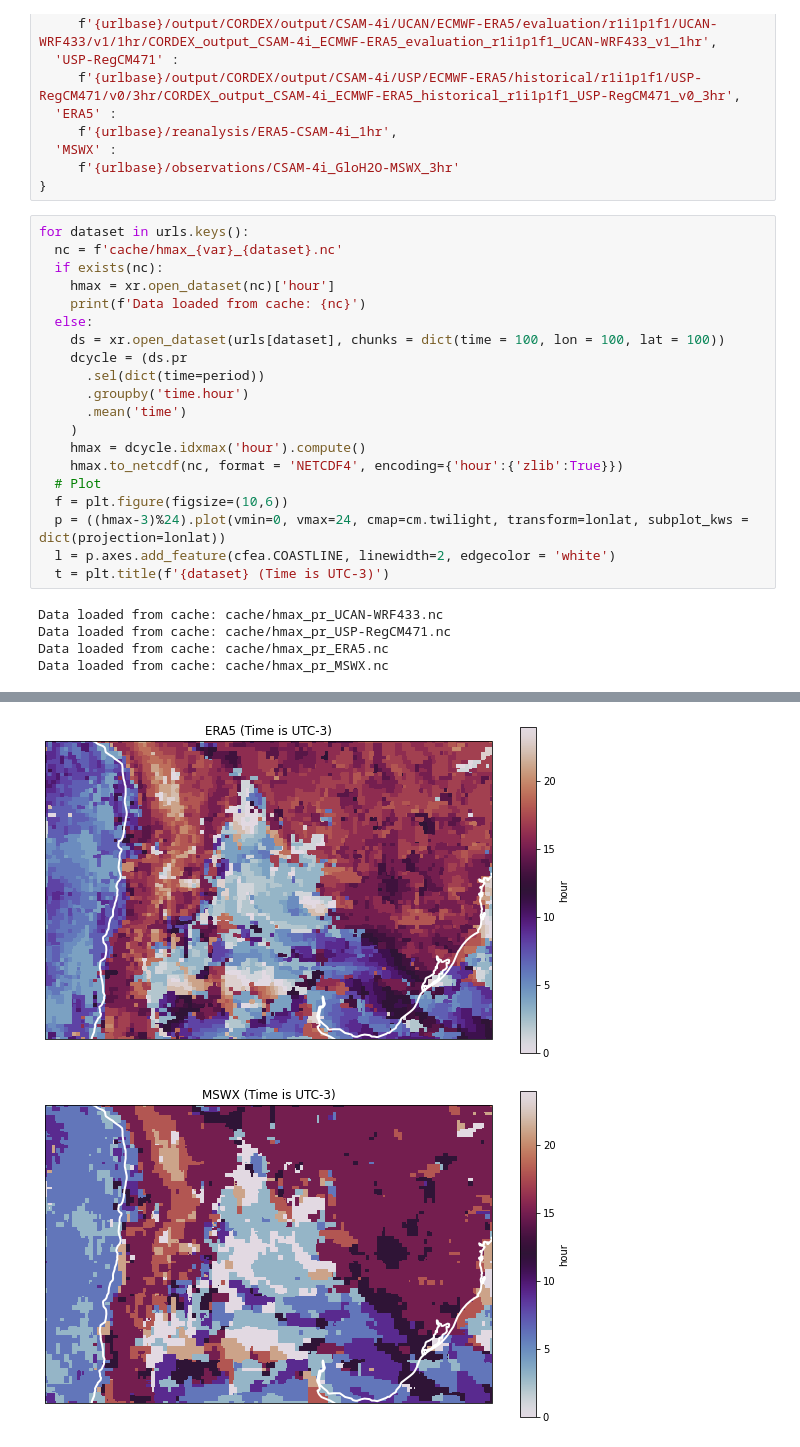
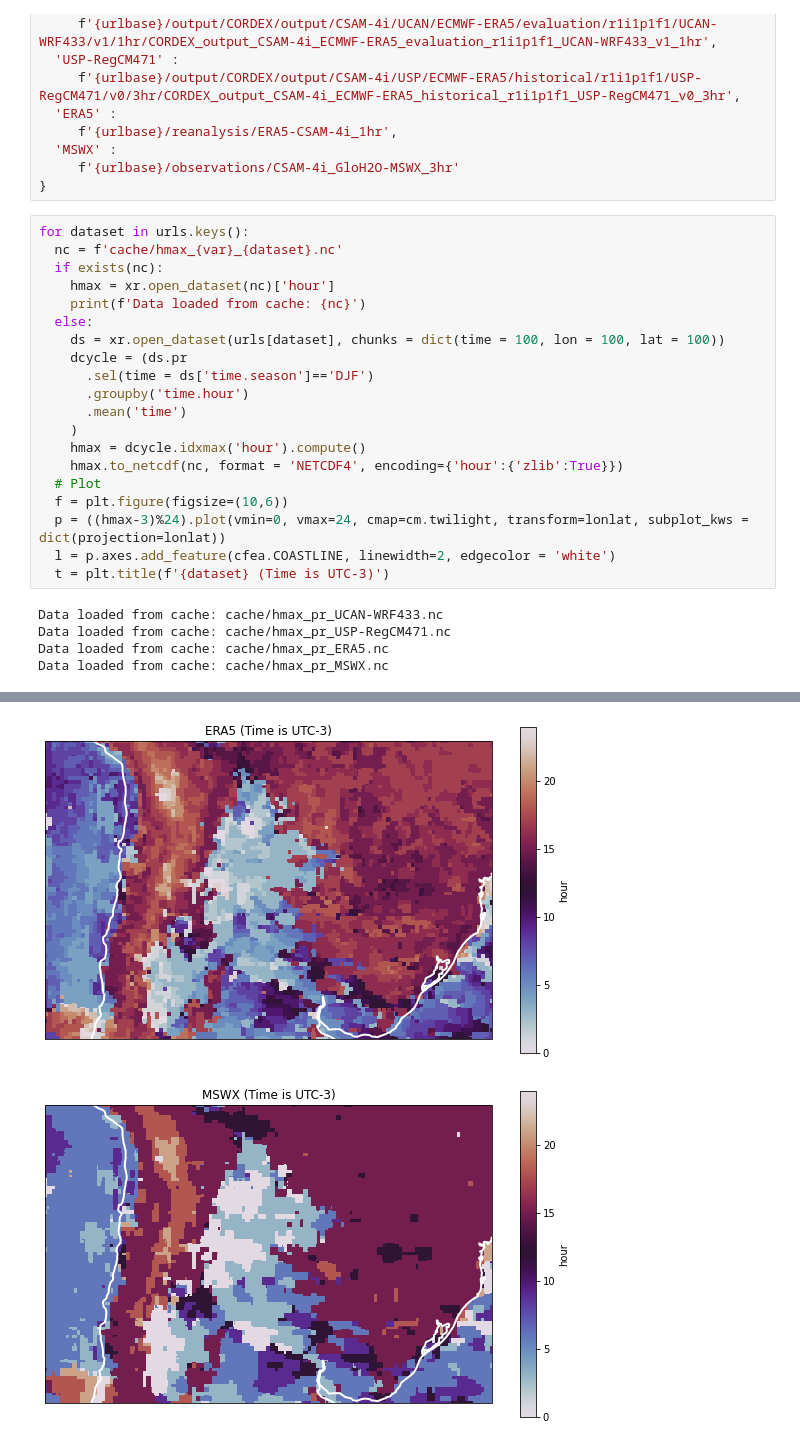
Before and after one commit to jesusff/fps-sesa-analyses, a Jupyter notebook: peak_rainfall_time.ipynb, the cells around one changed output, grey strips where cells are left out. Drawn from its saved outputs; the diff is of its cells as text.

```diff
--- a/peak_rainfall_time.ipynb
+++ b/peak_rainfall_time.ipynb
@@ -42,7 +41,7 @@ for dataset in urls.keys():
   else:
     ds = xr.open_dataset(urls[dataset], chunks = dict(time = 100, lon = 100, lat = 100))
     dcycle = (ds.pr
-      .sel(dict(time=period))
+      .sel(time = ds['time.season']=='DJF')
       .groupby('time.hour')
       .mean('time')
     )
@@ -63,2 +62,2 @@ Data loaded from cache: cache/hmax_pr_MSWX.nc
-[figure, old version]
+[figure, new version]
-[figure, old version]
+[figure, new version]
```
Also changed, not shown: parts of 2 cells of this notebook.
